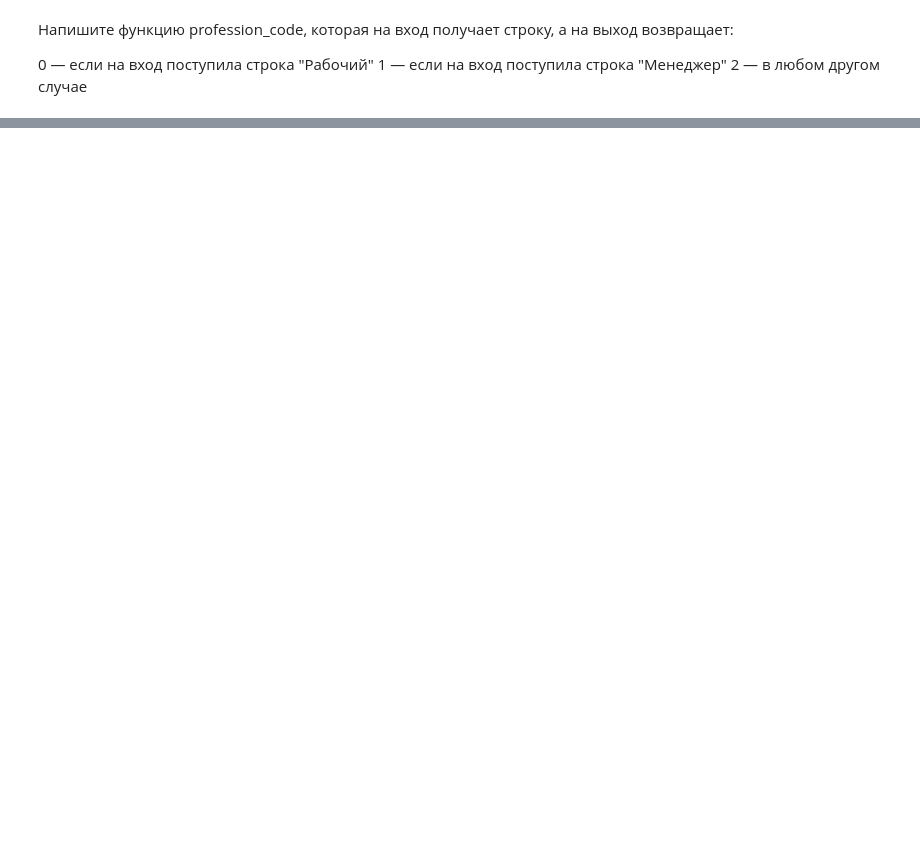
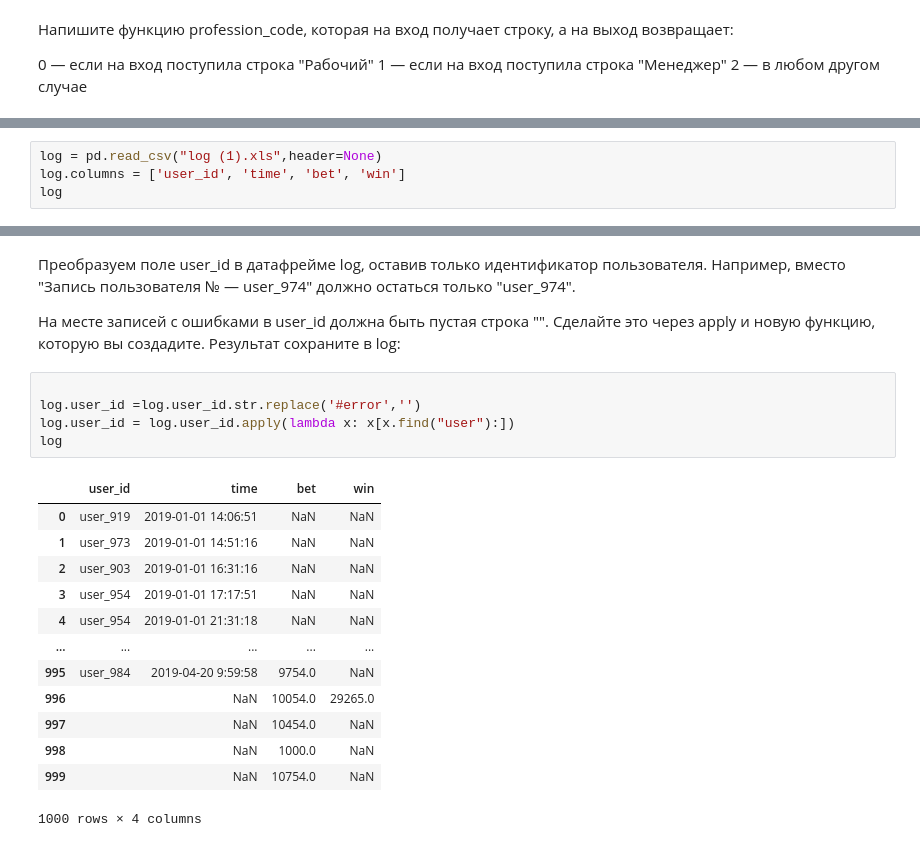
Before and after one commit to aar44i/DataScience, a Jupyter notebook: SkillFactory/8 фильтрация фрейма.ipynb, the cells around one changed output, grey strips where cells are left out. Saved outputs shown, nothing was run; the diff lists cells and outputs as text; blank space fills up the shorter version.

```diff
--- a/SkillFactory/8.ipynb
+++ b/SkillFactory/8 фильтрация фрейма.ipynb
@@ -355,0 +422,4 @@ print(sp)
+# %%
+log = pd.read_csv("log (1).xls",header=None)
+log.columns = ['user_id', 'time', 'bet', 'win']
+log
@@ -355,0 +440,23 @@ print(sp)
+# %% [markdown]
+Преобразуем поле user_id в датафрейме log, оставив только идентификатор пользователя. Например, вместо "Запись пользователя № — user_974" должно остаться только "user_974".
+
+На месте записей с ошибками в user_id должна быть пустая строка "". Сделайте это через apply и новую функцию, которую вы создадите. Результат сохраните в log:
+# %%
+
+log.user_id =log.user_id.str.replace('#error','')
+log.user_id = log.user_id.apply(lambda x: x[x.find("user"):])
+log
+# %% [output]
+|  | user_id | time | bet | win |
+| 0 | user_919 | 2019-01-01 14:06:51 | NaN | NaN |
+| 1 | user_973 | 2019-01-01 14:51:16 | NaN | NaN |
+| 2 | user_903 | 2019-01-01 16:31:16 | NaN | NaN |
+| 3 | user_954 | 2019-01-01 17:17:51 | NaN | NaN |
+| 4 | user_954 | 2019-01-01 21:31:18 | NaN | NaN |
+| ... | ... | ... | ... | ... |
+| 995 | user_984 | 2019-04-20 9:59:58 | 9754.0 | NaN |
+| 996 |  | NaN | 10054.0 | 29265.0 |
+| 997 |  | NaN | 10454.0 | NaN |
+| 998 |  | NaN | 1000.0 | NaN |
+| 999 |  | NaN | 10754.0 | NaN |
+1000 rows × 4 columns
```
Also changed, not shown: parts of 20 cells of this notebook, 2 other files.
